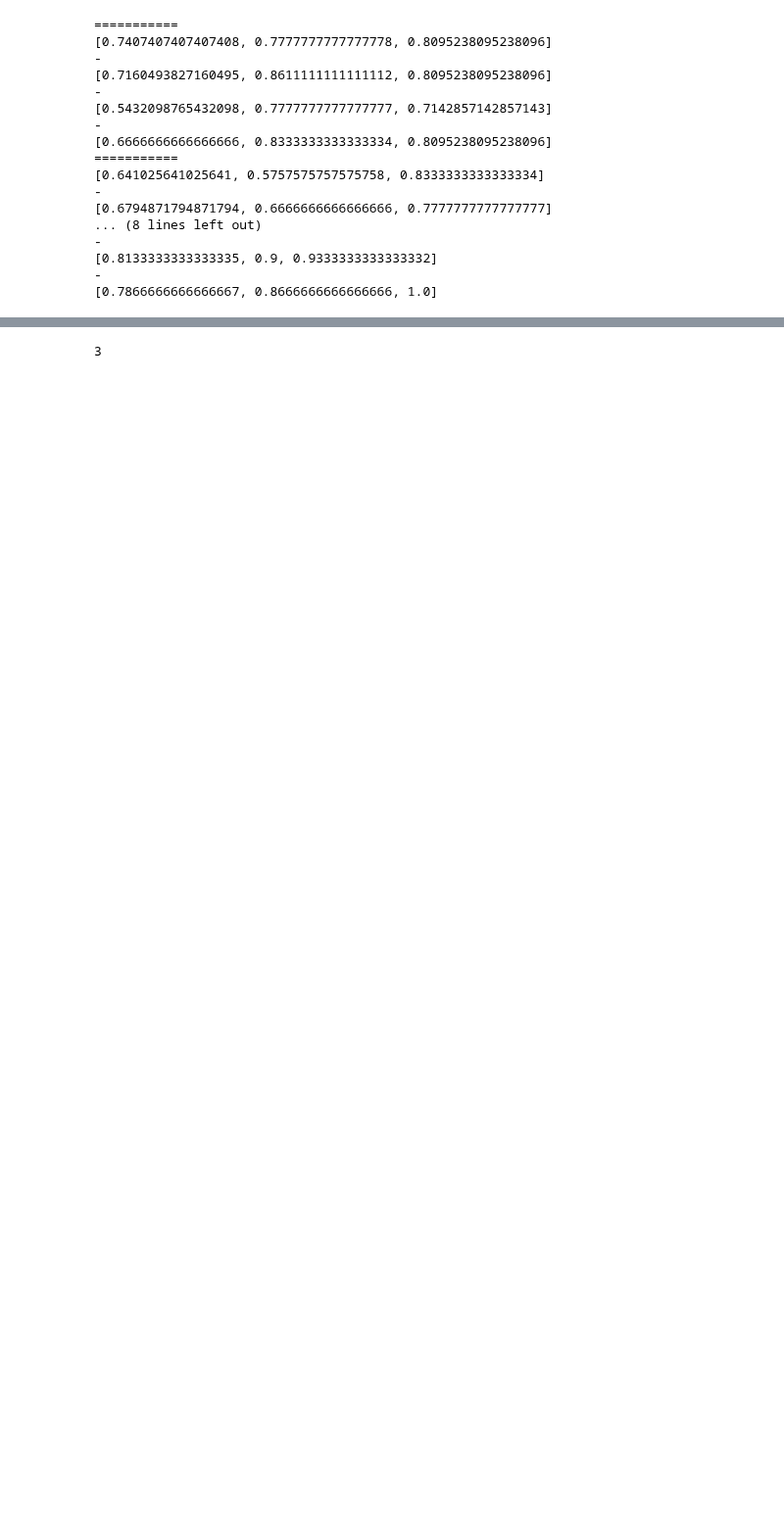
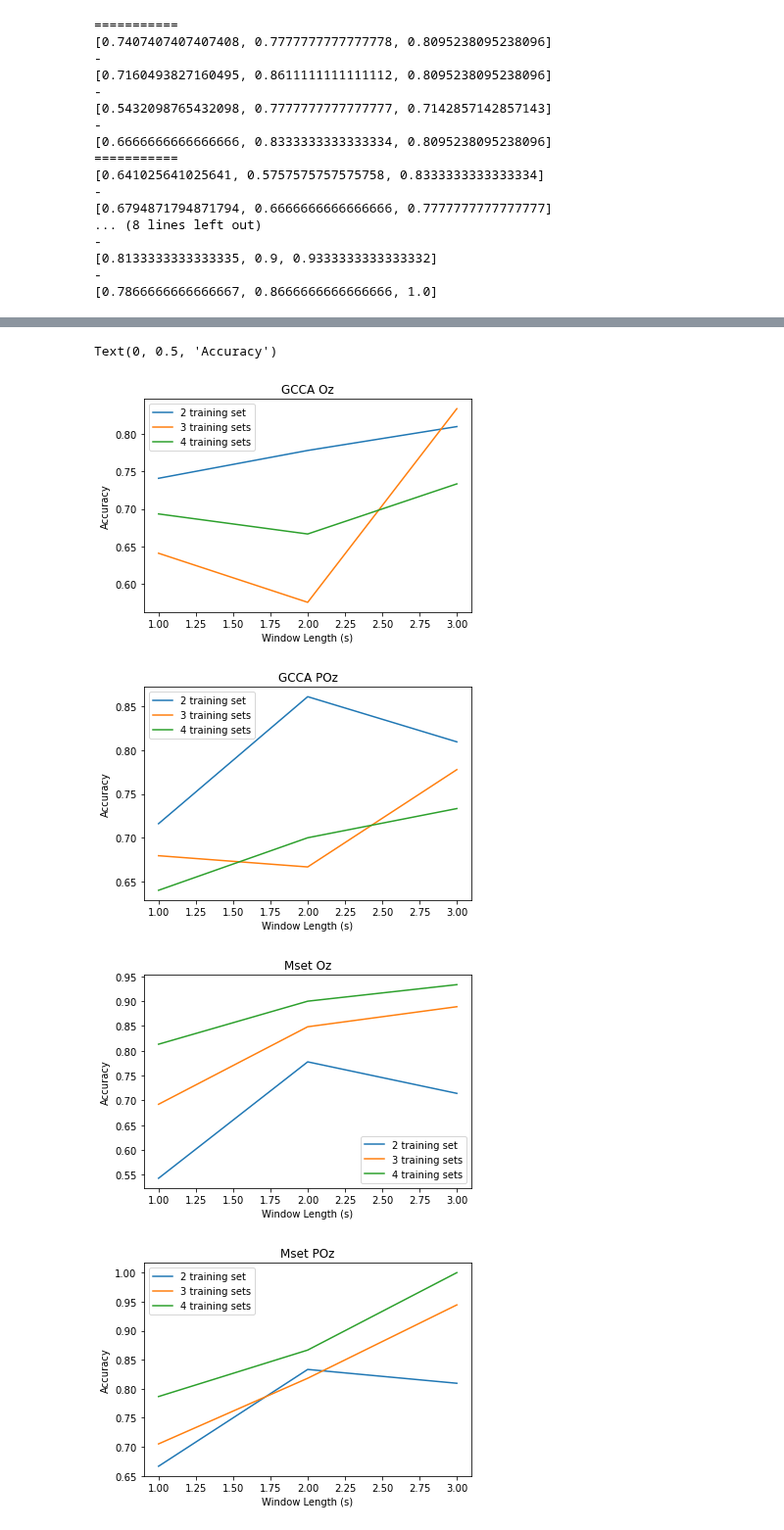
Before and after one commit to yagami009/ding, a Jupyter notebook: Nakanishi Testing.ipynb, the cells around one changed output, grey strips where cells are left out. Shown at 98% size. Cells and saved outputs as stored; diff of their text form; code cells hidden in the pictures; blank space fills up the shorter version.

```diff
--- a/Nakanishi Testing.ipynb
+++ b/Nakanishi Testing.ipynb
@@ -949,16 +959,17 @@ gcca_poz_averages_over_train = []
 mset_oz_averages_over_train = []
 mset_poz_averages_over_train = []
 
-for train_window in range(len(gcca_over_train_window)):
+for train in range(len(gcca_over_train_window)):
+#     for window in range(len(gcca_over_train_window[0])):
     gcca_oz_avg = []
     gcca_poz_avg = []
     mset_oz_avg = []
     mset_poz_avg = []
 
-    gcca_oz_avg = [average(i['Oz'][0]) for i in gcca_over_train_window[train_window]]
-    gcca_poz_avg = [average(i['POz'][0]) for i in gcca_over_train_window[train_window]]
-    mset_oz_avg = [average(i['Oz'][0]) for i in mset_over_train_window[train_window]]
-    mset_poz_avg = [average(i['POz'][0]) for i in mset_over_train_window[train_window]]
+    gcca_oz_avg = [average(i['Oz'][0]) for i in gcca_over_train_window[train]]
+    gcca_poz_avg = [average(i['POz'][0]) for i in gcca_over_train_window[train]]
+    mset_oz_avg = [average(i['Oz'][0]) for i in mset_over_train_window[train]]
+    mset_poz_avg = [average(i['POz'][0]) for i in mset_over_train_window[train]]
 
     gcca_oz_averages_over_train.append(gcca_oz_avg)
     gcca_poz_averages_over_train.append(gcca_poz_avg)
@@ -1004,4 +1012,42 @@ print(mset_poz_averages_over_train)
-# %%
-print(len(gcca_over_train_window))
-# %% [output]
-3
+# %%
+x = [1,2,3]
+plt.plot(x,gcca_oz_averages_over_train[0])
+plt.plot(x,gcca_oz_averages_over_train[1])
+plt.plot(x,gcca_oz_averages_over_train[2])
+plt.title('GCCA Oz')
+plt.legend(['2 training set','3 training sets', '4 training sets'])
+plt.xlabel('Window Length (s)')
+plt.ylabel('Accuracy')
+
+plt.figure()
+plt.plot(x,gcca_poz_averages_over_train[0])
+plt.plot(x,gcca_poz_averages_over_train[1])
+plt.plot(x,gcca_poz_averages_over_train[2])
+plt.title('GCCA POz')
+plt.legend(['2 training set','3 training sets', '4 training sets'])
+plt.xlabel('Window Length (s)')
+plt.ylabel('Accuracy')
+
+plt.figure()
+plt.plot(x,mset_oz_averages_over_train[0])
+plt.plot(x,mset_oz_averages_over_train[1])
+plt.plot(x,mset_oz_averages_over_train[2])
+plt.title('Mset Oz')
+plt.legend(['2 training set','3 training sets', '4 training sets'])
+plt.xlabel('Window Length (s)')
+plt.ylabel('Accuracy')
+
+plt.figure()
+plt.plot(x,mset_poz_averages_over_train[0])
+plt.plot(x,mset_poz_averages_over_train[1])
+plt.plot(x,mset_poz_averages_over_train[2])
+plt.title('Mset POz')
+plt.legend(['2 training set','3 training sets', '4 training sets'])
+plt.xlabel('Window Length (s)')
+plt.ylabel('Accuracy')
+# %% [output]
+Text(0, 0.5, 'Accuracy')
+[figure, added]
+[figure, added]
+[figure, added]
+[figure, added]
```
Also changed, not shown: parts of 3 cells of this notebook.
